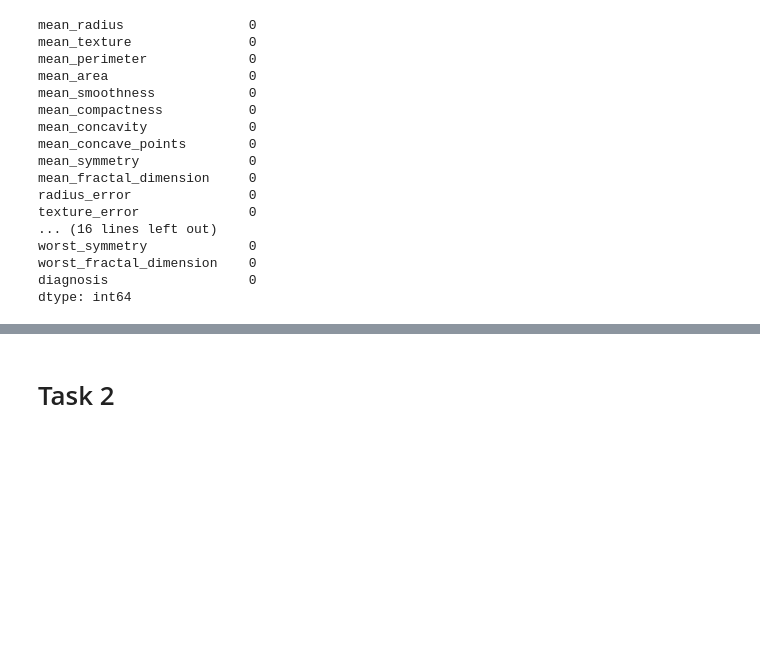
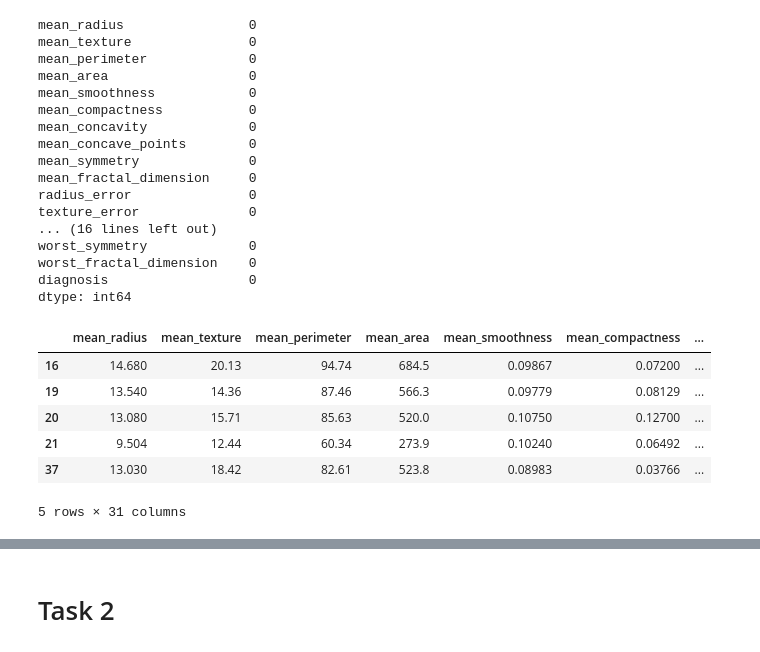
Before and after one commit to Blanqui04/Scientific-Programming-Final-Project---Group-C, a Jupyter notebook: Task1.ipynb, the cells around one changed output, grey strips where cells are left out. Drawn from its saved outputs; the diff is of its cells as text; code cells hidden in the pictures; blank space fills up the shorter version.

```diff
--- a/Task1.ipynb
+++ b/Task1.ipynb
@@ -80,3 +81,13 @@ renamed_df = remove_outliers_iqr(renamed_df)
+# %%
+renamed_df.head()
+# %% [output]
+|  | mean_radius | mean_texture | mean_perimeter | mean_area | mean_smoothness | mean_compactness | ... |
+| 16 | 14.680 | 20.13 | 94.74 | 684.5 | 0.09867 | 0.07200 | ... |
+| 19 | 13.540 | 14.36 | 87.46 | 566.3 | 0.09779 | 0.08129 | ... |
+| 20 | 13.080 | 15.71 | 85.63 | 520.0 | 0.10750 | 0.12700 | ... |
+| 21 | 9.504 | 12.44 | 60.34 | 273.9 | 0.10240 | 0.06492 | ... |
+| 37 | 13.030 | 18.42 | 82.61 | 523.8 | 0.08983 | 0.03766 | ... |
+5 rows × 31 columns
 # %%
 # Use the pandas function describe to get a quick calculation of the descriptive statistics of each column of the clean dataframe
 renamed_df.describe(include='all')
```
Also changed, not shown: parts of 14 cells of this notebook.
